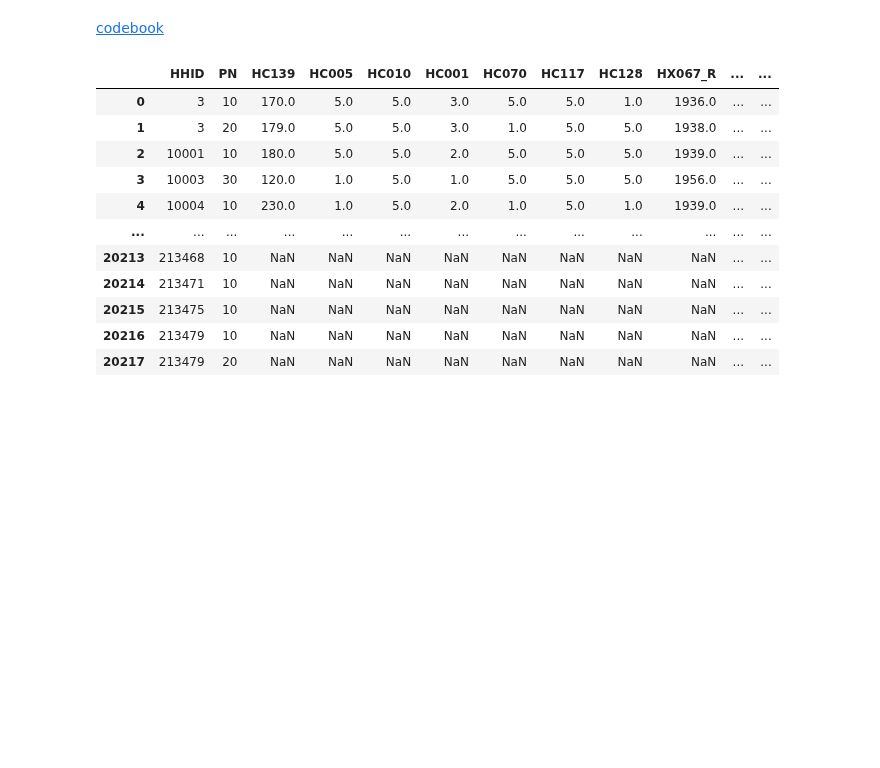
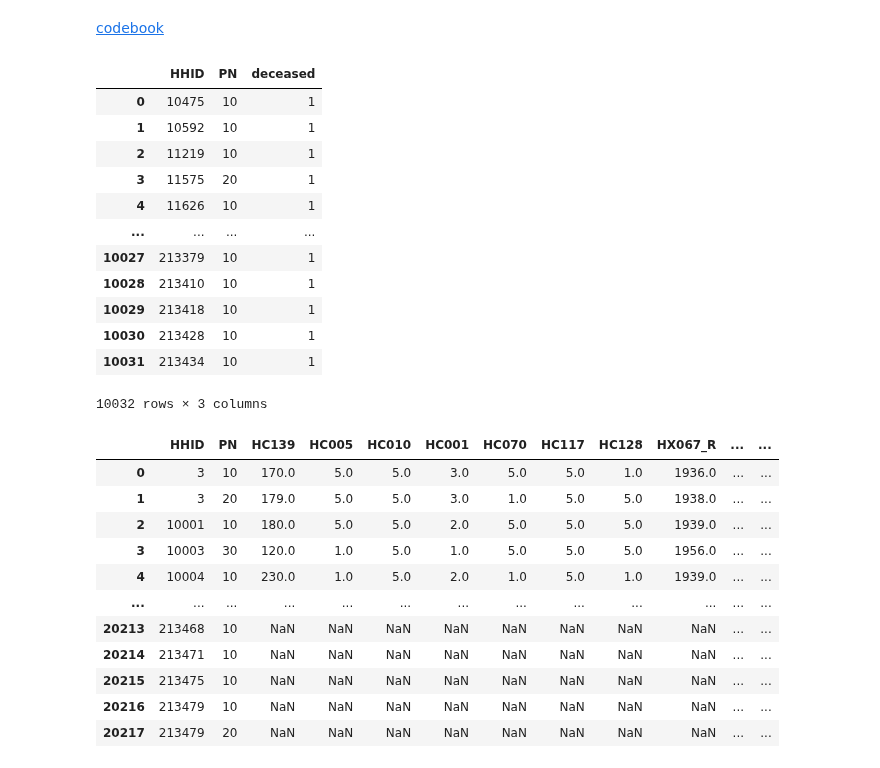
Before and after one commit to yiang-li/Predicting-Mortality-Machine-Learning, a Jupyter notebook: code_hrs.ipynb, the cells around one changed output. Cells and saved outputs as stored; diff of their text form; code cells hidden in the pictures; blank space fills up the shorter version.

```diff
--- a/code_hrs.ipynb
+++ b/code_hrs.ipynb
@@ -9,17 +9,31 @@ from sklearn.preprocessing import MinMaxScaler
 # %%
 # Importing all disposition files of every wave
 all_dispositon_files = glob.glob('hrs_data/disposition/*.csv')
-# Create an empty list to store all the dataframes
-lst_disposition = []
+# Create an empty dataframe to store all the dataframes
+dispositon_data_full = pd.DataFrame()
 # Loop through all the files and read them into a list of dataframes
 for filename in all_dispositon_files:
     df_disposition = pd.read_csv(filename, index_col=None, header=0)
-    lst_disposition.append(df_disposition)
+    dispositon_data_full = pd.concat([dispositon_data_full, df_disposition], axis=0, ignore_index=True)
 # Concatenate all the dataframes into one dataframe
-dispositon_data = pd.concat(lst_disposition, axis=0,
-                            ignore_index=True).iloc[:, :2]
+dispositon_data = dispositon_data_full.iloc[:, :2].copy()
 # As these are all the disposition files, we can set deceased to 1
 dispositon_data['deceased'] = 1
+dispositon_data
+# %% [output]
+|  | HHID | PN | deceased |
+| 0 | 10475 | 10 | 1 |
+| 1 | 10592 | 10 | 1 |
+| 2 | 11219 | 10 | 1 |
+| 3 | 11575 | 20 | 1 |
+| 4 | 11626 | 10 | 1 |
+| ... | ... | ... | ... |
+| 10027 | 213379 | 10 | 1 |
+| 10028 | 213410 | 10 | 1 |
+| 10029 | 213418 | 10 | 1 |
+| 10030 | 213428 | 10 | 1 |
+| 10031 | 213434 | 10 | 1 |
+10032 rows × 3 columns
 # %%
 # Again, import all the core files in the baseline wave 2002
 all_core_files = glob.glob('hrs_data/*.csv')
```
Also changed, not shown: parts of 4 cells of this notebook, 18 other files.
